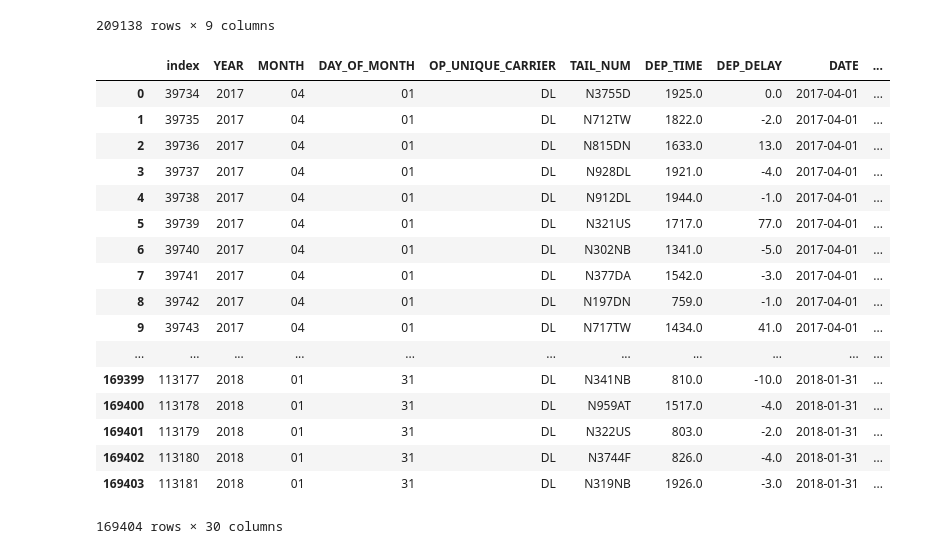
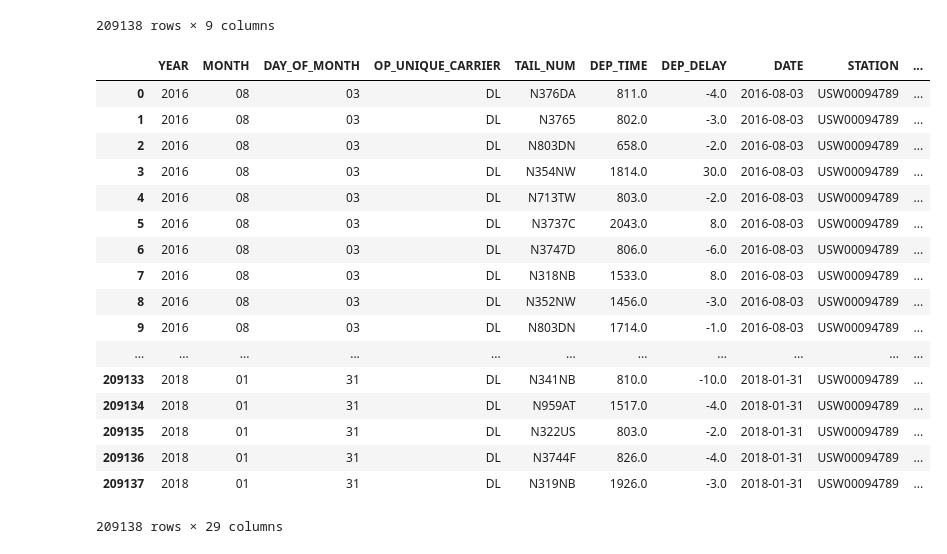
Before and after one commit to sarthak96agarwal/Predicting-Flight-Delays, a Jupyter notebook: Data/merge aviation and weather.ipynb, the cells around one changed output. Drawn from its saved outputs; the diff is of its cells as text; code cells hidden in the pictures.

Commit message:
Adding full and final merged dataset

```diff
--- a/Data/merge aviation and weather.ipynb
+++ b/Data/merge aviation and weather.ipynb
@@ -35,28 +35,29 @@ df
 | 209137 | 113403 | 2018 | 01 | 11 | DL | N819DN | 712.0 | -3.0 | 2018-01-11 |
 209138 rows × 9 columns
 # %%
-weather=pd.read_csv("Weather_Data.csv")
+weather=pd.read_csv("Weather_data_final.csv")
 # %%
 merged_df=df.merge(weather,on='DATE')
+merged_df.drop('index',axis=1,inplace=True)
 merged_df
 # %% [output]
-|  | index | YEAR | MONTH | DAY_OF_MONTH | OP_UNIQUE_CARRIER | TAIL_NUM | DEP_TIME | DEP_DELAY | DATE | ... |
-| 0 | 39734 | 2017 | 04 | 01 | DL | N3755D | 1925.0 | 0.0 | 2017-04-01 | ... |
-| 1 | 39735 | 2017 | 04 | 01 | DL | N712TW | 1822.0 | -2.0 | 2017-04-01 | ... |
-| 2 | 39736 | 2017 | 04 | 01 | DL | N815DN | 1633.0 | 13.0 | 2017-04-01 | ... |
-| 3 | 39737 | 2017 | 04 | 01 | DL | N928DL | 1921.0 | -4.0 | 2017-04-01 | ... |
-| 4 | 39738 | 2017 | 04 | 01 | DL | N912DL | 1944.0 | -1.0 | 2017-04-01 | ... |
-| 5 | 39739 | 2017 | 04 | 01 | DL | N321US | 1717.0 | 77.0 | 2017-04-01 | ... |
-| 6 | 39740 | 2017 | 04 | 01 | DL | N302NB | 1341.0 | -5.0 | 2017-04-01 | ... |
-| 7 | 39741 | 2017 | 04 | 01 | DL | N377DA | 1542.0 | -3.0 | 2017-04-01 | ... |
-| 8 | 39742 | 2017 | 04 | 01 | DL | N197DN | 759.0 | -1.0 | 2017-04-01 | ... |
-| 9 | 39743 | 2017 | 04 | 01 | DL | N717TW | 1434.0 | 41.0 | 2017-04-01 | ... |
+|  | YEAR | MONTH | DAY_OF_MONTH | OP_UNIQUE_CARRIER | TAIL_NUM | DEP_TIME | DEP_DELAY | DATE | STATION | ... |
+| 0 | 2016 | 08 | 03 | DL | N376DA | 811.0 | -4.0 | 2016-08-03 | USW00094789 | ... |
+| 1 | 2016 | 08 | 03 | DL | N3765 | 802.0 | -3.0 | 2016-08-03 | USW00094789 | ... |
+| 2 | 2016 | 08 | 03 | DL | N803DN | 658.0 | -2.0 | 2016-08-03 | USW00094789 | ... |
+| 3 | 2016 | 08 | 03 | DL | N354NW | 1814.0 | 30.0 | 2016-08-03 | USW00094789 | ... |
+| 4 | 2016 | 08 | 03 | DL | N713TW | 803.0 | -2.0 | 2016-08-03 | USW00094789 | ... |
+| 5 | 2016 | 08 | 03 | DL | N3737C | 2043.0 | 8.0 | 2016-08-03 | USW00094789 | ... |
+| 6 | 2016 | 08 | 03 | DL | N3747D | 806.0 | -6.0 | 2016-08-03 | USW00094789 | ... |
+| 7 | 2016 | 08 | 03 | DL | N318NB | 1533.0 | 8.0 | 2016-08-03 | USW00094789 | ... |
+| 8 | 2016 | 08 | 03 | DL | N352NW | 1456.0 | -3.0 | 2016-08-03 | USW00094789 | ... |
+| 9 | 2016 | 08 | 03 | DL | N803DN | 1714.0 | -1.0 | 2016-08-03 | USW00094789 | ... |
 | ... | ... | ... | ... | ... | ... | ... | ... | ... | ... | ... |
-| 169399 | 113177 | 2018 | 01 | 31 | DL | N341NB | 810.0 | -10.0 | 2018-01-31 | ... |
-| 169400 | 113178 | 2018 | 01 | 31 | DL | N959AT | 1517.0 | -4.0 | 2018-01-31 | ... |
-| 169401 | 113179 | 2018 | 01 | 31 | DL | N322US | 803.0 | -2.0 | 2018-01-31 | ... |
-| 169402 | 113180 | 2018 | 01 | 31 | DL | N3744F | 826.0 | -4.0 | 2018-01-31 | ... |
-| 169403 | 113181 | 2018 | 01 | 31 | DL | N319NB | 1926.0 | -3.0 | 2018-01-31 | ... |
+| 209133 | 2018 | 01 | 31 | DL | N341NB | 810.0 | -10.0 | 2018-01-31 | USW00094789 | ... |
+| 209134 | 2018 | 01 | 31 | DL | N959AT | 1517.0 | -4.0 | 2018-01-31 | USW00094789 | ... |
+| 209135 | 2018 | 01 | 31 | DL | N322US | 803.0 | -2.0 | 2018-01-31 | USW00094789 | ... |
+| 209136 | 2018 | 01 | 31 | DL | N3744F | 826.0 | -4.0 | 2018-01-31 | USW00094789 | ... |
+| 209137 | 2018 | 01 | 31 | DL | N319NB | 1926.0 | -3.0 | 2018-01-31 | USW00094789 | ... |
-169404 rows × 30 columns
+209138 rows × 29 columns
 # %%
 merged_df.to_csv('merged.csv')
```
Also changed, not shown: 1 other file.
